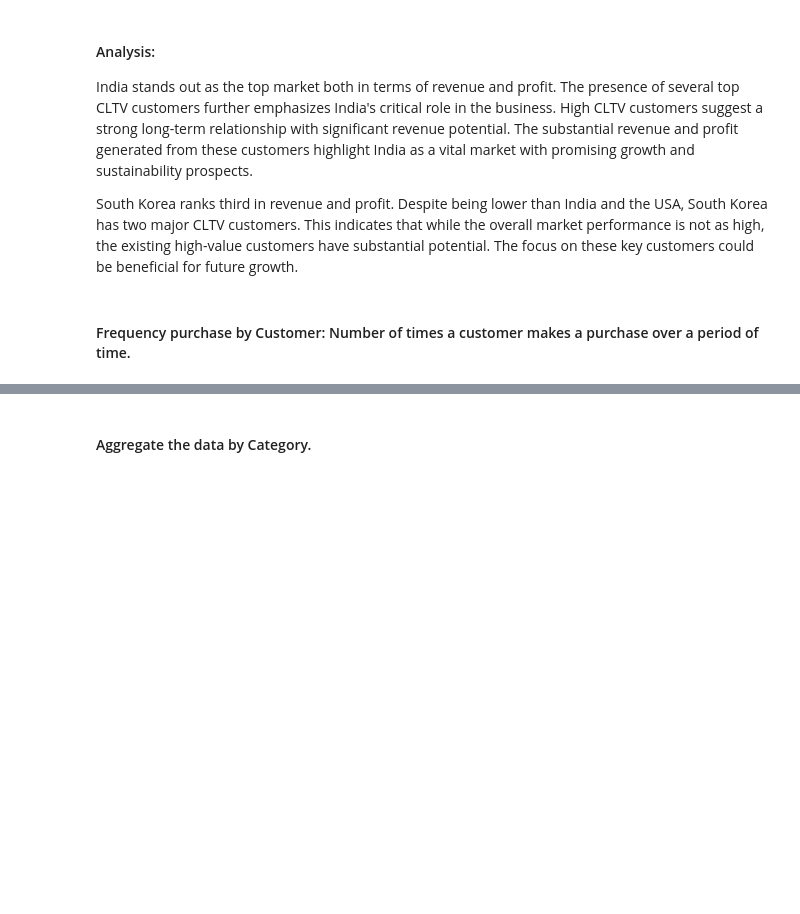
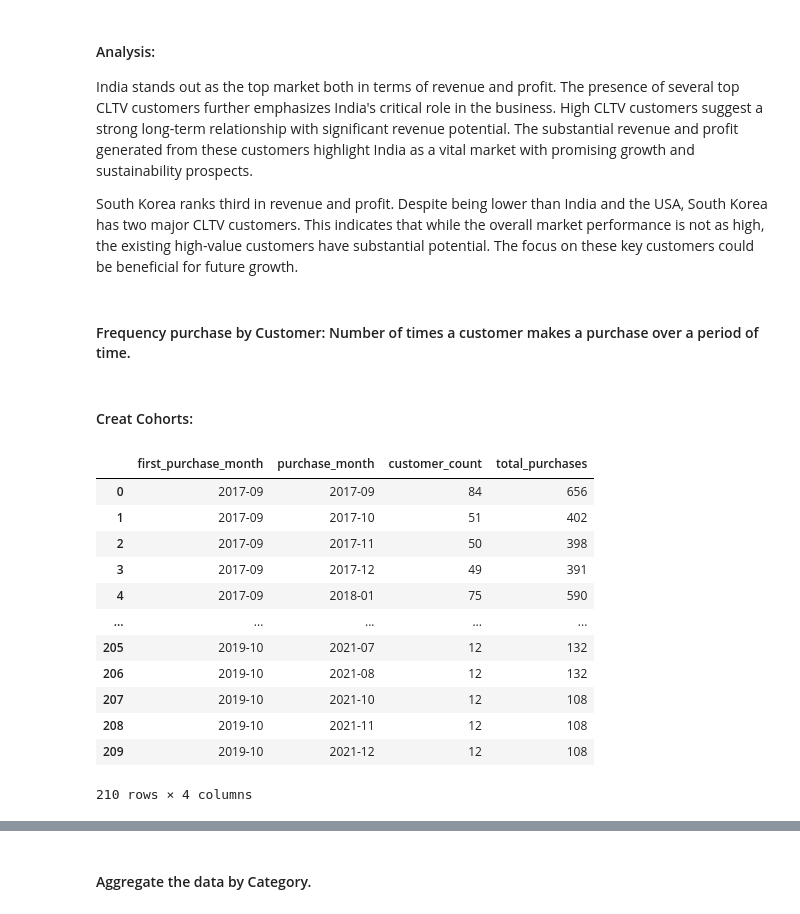
Before and after one commit to CesarChaparro1974/Financial_Analysis_Project, a Jupyter notebook: final_project.ipynb, the cells around one changed output, grey strips where cells are left out. Cells and saved outputs as stored; diff of their text form; code cells hidden in the pictures; blank space fills up the shorter version.

```diff
--- a/final_project.ipynb
+++ b/final_project.ipynb
@@ -1788,3 +1851,73 @@ India stands out as the top market both in terms of revenue and profit. The pres
 South Korea ranks third in revenue and profit. Despite being lower than India and the USA, South Korea has two major CLTV customers. This indicates that while the overall market performance is not as high, the existing high-value customers have substantial potential. The focus on these key customers could be beneficial for future growth.
 # %% [markdown]
 #### Frequency purchase by Customer: Number of times a customer makes a purchase over a period of time.
+# %% [markdown]
+#### Creat Cohorts:
+# %%
+# query to calculate the number of purchases each customer makes over time
+freq_purchase = """
+WITH first_purchase AS (
+    SELECT
+        fsm.customer_code,
+        dc.customer,
+        MIN(strftime('%Y-%m', fsm.date)) AS first_purchase_month
+    FROM
+        fact_sales_monthly fsm
+    INNER JOIN
+        dim_customer dc ON fsm.customer_code = dc.customer_code
+    GROUP BY
+        fsm.customer_code,
+        dc.customer
+),
+monthly_purchases AS (
+    SELECT
+        fsm.customer_code,
+        strftime('%Y-%m', fsm.date) AS purchase_month,
+        COUNT(*) AS purchase_count
+    FROM
+        fact_sales_monthly fsm
+    GROUP BY
+        fsm.customer_code,
+        strftime('%Y-%m', fsm.date)
+),
+cohort_analysis AS (
+    SELECT
+        fp.first_purchase_month,
+        mp.purchase_month,
+        COUNT(DISTINCT mp.customer_code) AS customer_count,
+        SUM(mp.purchase_count) AS total_purchases
+    FROM
+        first_purchase fp
+    INNER JOIN
+        monthly_purchases mp ON fp.customer_code = mp.customer_code
+    GROUP BY
+        fp.first_purchase_month,
+        mp.purchase_month
+)
+SELECT
+    first_purchase_month,
+    purchase_month,
+    customer_count,
+    total_purchases
+FROM
+    cohort_analysis
+ORDER BY
+    first_purchase_month,
+    purchase_month;
+"""
+freq_purchase_customer = pd.read_sql_query(freq_purchase, con)
+freq_purchase_customer
+# %% [output]
+|  | first_purchase_month | purchase_month | customer_count | total_purchases |
+| 0 | 2017-09 | 2017-09 | 84 | 656 |
+| 1 | 2017-09 | 2017-10 | 51 | 402 |
+| 2 | 2017-09 | 2017-11 | 50 | 398 |
+| 3 | 2017-09 | 2017-12 | 49 | 391 |
+| 4 | 2017-09 | 2018-01 | 75 | 590 |
+| ... | ... | ... | ... | ... |
+| 205 | 2019-10 | 2021-07 | 12 | 132 |
+| 206 | 2019-10 | 2021-08 | 12 | 132 |
+| 207 | 2019-10 | 2021-10 | 12 | 108 |
+| 208 | 2019-10 | 2021-11 | 12 | 108 |
+| 209 | 2019-10 | 2021-12 | 12 | 108 |
+210 rows × 4 columns
```
Also changed, not shown: parts of 6 cells of this notebook.
